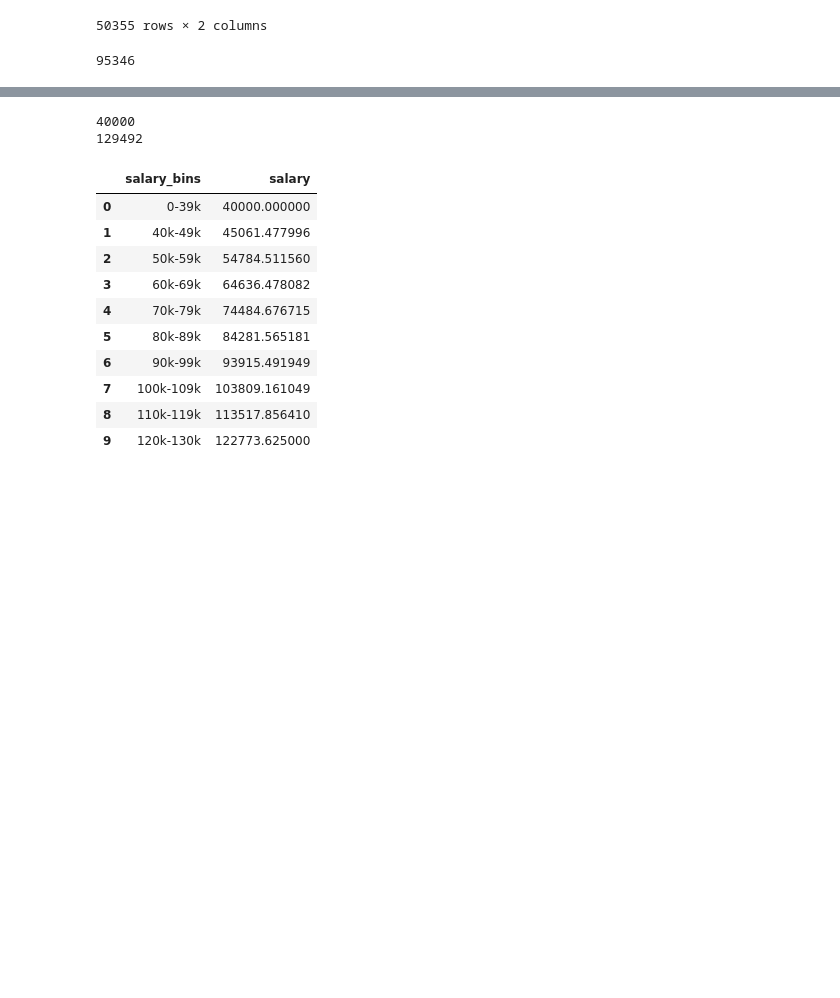
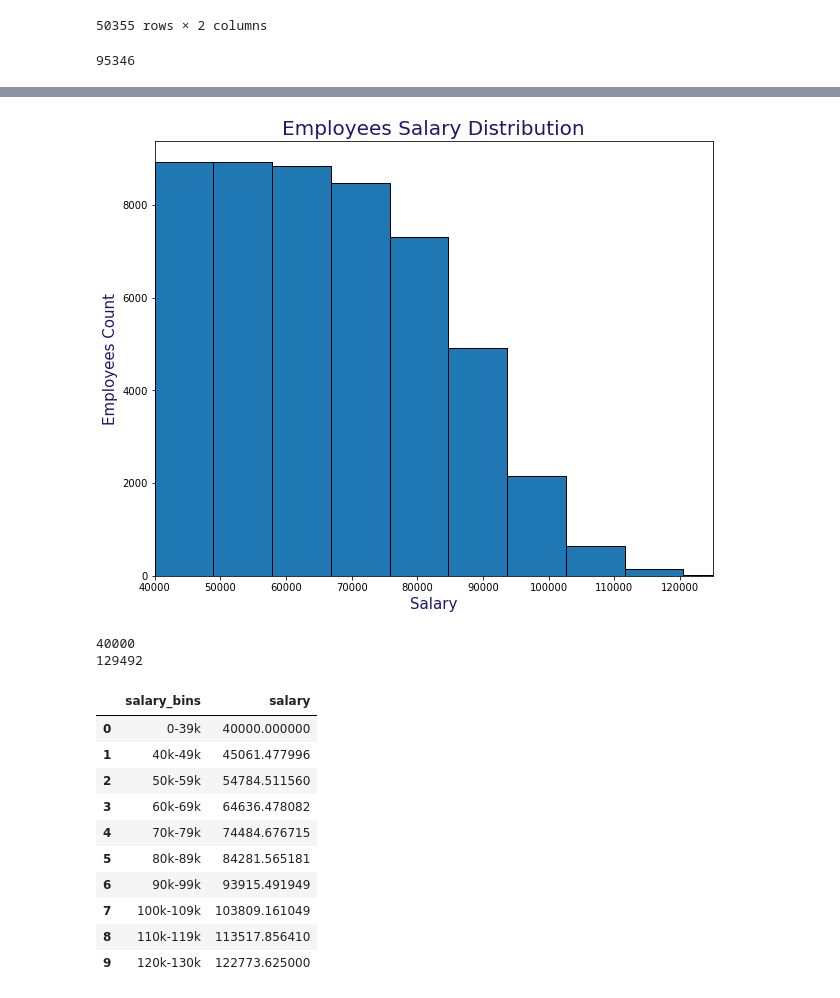
Before and after one commit to JimKTran/UofT-BCS-SQL-Challenge, a Jupyter notebook: EmployeeSQL/EmployeesSQL_DB.ipynb, the cells around one changed output, grey strips where cells are left out. Saved outputs shown, nothing was run; the diff lists cells and outputs as text; code cells hidden in the pictures; blank space fills up the shorter version.

```diff
--- a/EmployeeSQL/EmployeesSQL_DB.ipynb
+++ b/EmployeeSQL/EmployeesSQL_DB.ipynb
@@ -95,10 +95,9 @@ print(EmpSal['emp_no'].max())
 # %% [output]
 95346
 # %%
-EmpSal['salary'].plot(kind='hist', EmpSal['emp_no'], edgecolor='black', align='mid', figsize=(10,8))
+EmpSal['salary'].plot(kind='hist', edgecolor='black', align='mid', figsize=(10,8))
 plt.title('Employees Salary Distribution', fontsize =20, color='midnightblue')
 plt.xlabel('Salary', fontsize=15, color='midnightblue')
 plt.ylabel('Employees Count', fontsize=15, color='midnightblue')
 plt.xlim(40000, 125000)
-plt.ylim(0,10000)
 # %% [output]
@@ -106,3 +105,4 @@ SyntaxError: positional argument follows keyword argument (<ipython-input-82-ff6
+[figure, added]
 # %%
 print(mergeEmpSal['salary'].min())
 print(mergeEmpSal['salary'].max())
```
Also changed, not shown: parts of 1 cell of this notebook.
